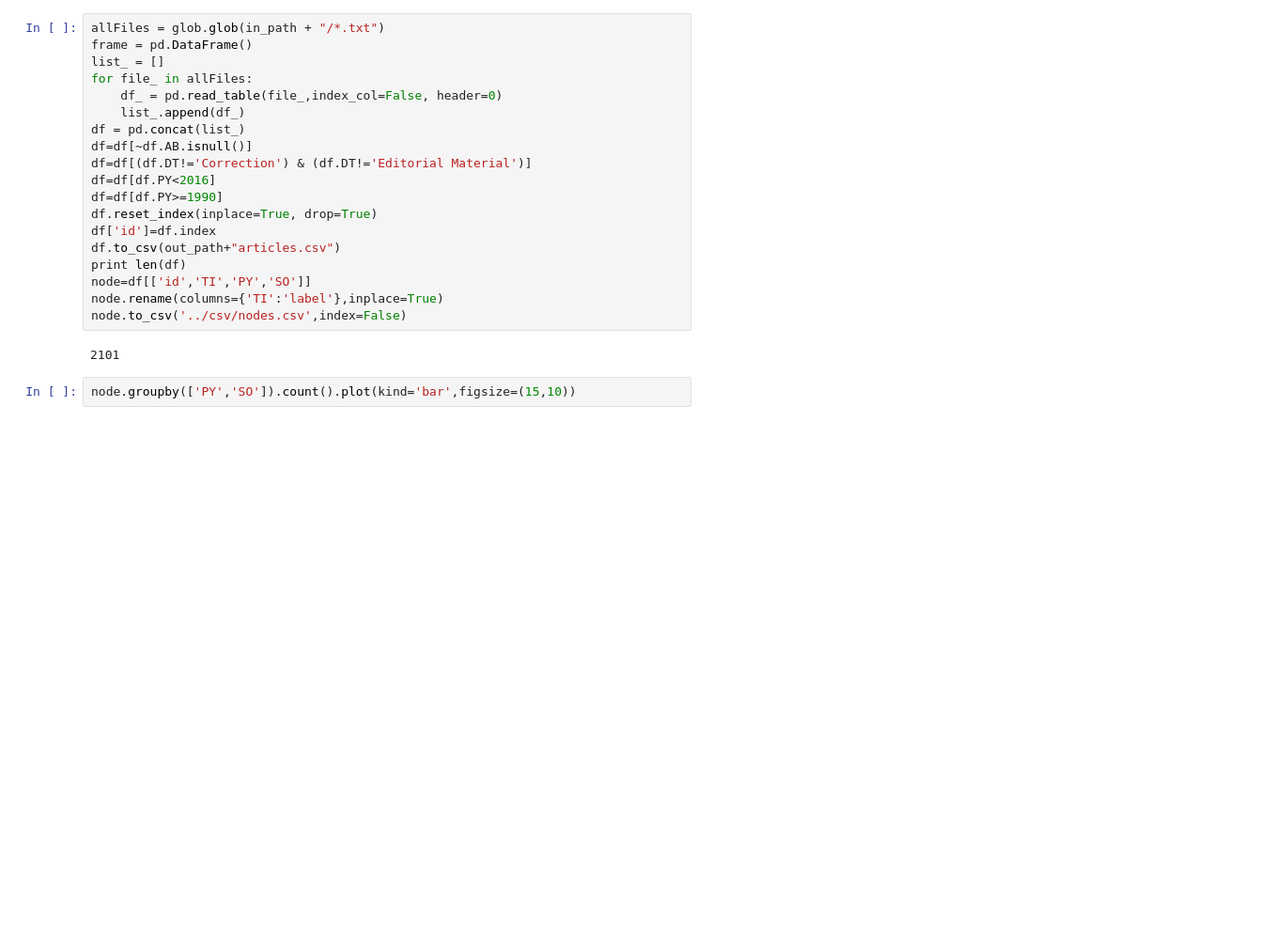
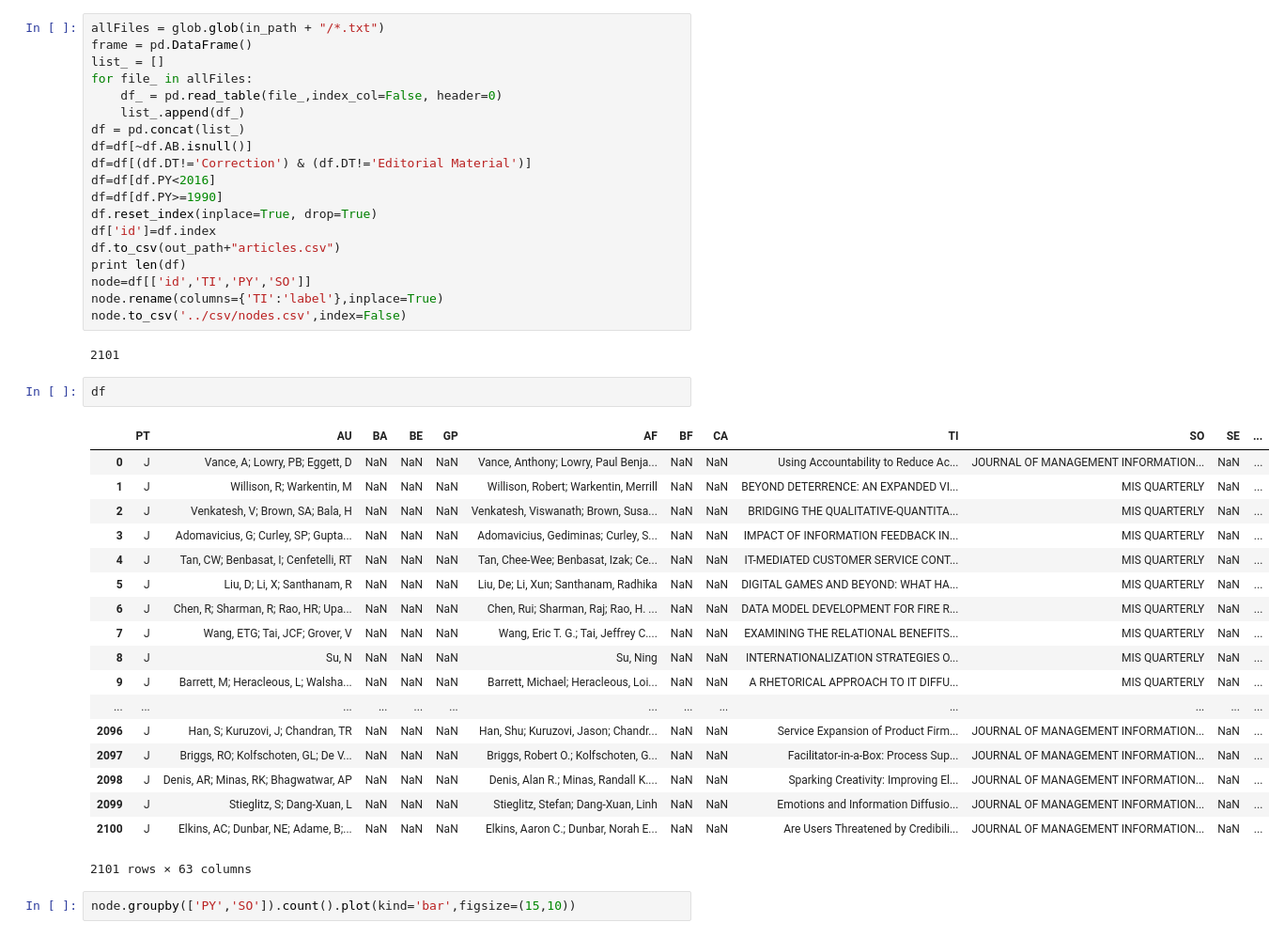
Before and after one commit to Moqri/KnowledgeMap, a Jupyter notebook: analysis/concat.ipynb, the cells around one changed output. Shown: that part at 94% size. Saved outputs shown, nothing was run; the diff lists cells and outputs as text; blank space fills up the shorter version.

```diff
--- a/analysis/concat.ipynb
+++ b/analysis/concat.ipynb
@@ -32,6 +32,27 @@ node.rename(columns={'TI':'label'},inplace=True)
 node.to_csv('../csv/nodes.csv',index=False)
 # %% [output]
 2101
+# %%
+df
+# %% [output]
+|  | ﻿PT | AU | BA | BE | GP | AF | BF | CA | TI | SO | SE | ... |
+| 0 | J | Vance, A; Lowry, PB; Eggett, D | NaN | NaN | NaN | Vance, Anthony; Lowry, Paul Benja... | NaN | NaN | Using Accountability to Reduce Ac... | JOURNAL OF MANAGEMENT INFORMATION... | NaN | ... |
+| 1 | J | Willison, R; Warkentin, M | NaN | NaN | NaN | Willison, Robert; Warkentin, Merrill | NaN | NaN | BEYOND DETERRENCE: AN EXPANDED VI... | MIS QUARTERLY | NaN | ... |
+| 2 | J | Venkatesh, V; Brown, SA; Bala, H | NaN | NaN | NaN | Venkatesh, Viswanath; Brown, Susa... | NaN | NaN | BRIDGING THE QUALITATIVE-QUANTITA... | MIS QUARTERLY | NaN | ... |
+| 3 | J | Adomavicius, G; Curley, SP; Gupta... | NaN | NaN | NaN | Adomavicius, Gediminas; Curley, S... | NaN | NaN | IMPACT OF INFORMATION FEEDBACK IN... | MIS QUARTERLY | NaN | ... |
+| 4 | J | Tan, CW; Benbasat, I; Cenfetelli, RT | NaN | NaN | NaN | Tan, Chee-Wee; Benbasat, Izak; Ce... | NaN | NaN | IT-MEDIATED CUSTOMER SERVICE CONT... | MIS QUARTERLY | NaN | ... |
+| 5 | J | Liu, D; Li, X; Santhanam, R | NaN | NaN | NaN | Liu, De; Li, Xun; Santhanam, Radhika | NaN | NaN | DIGITAL GAMES AND BEYOND: WHAT HA... | MIS QUARTERLY | NaN | ... |
+| 6 | J | Chen, R; Sharman, R; Rao, HR; Upa... | NaN | NaN | NaN | Chen, Rui; Sharman, Raj; Rao, H. ... | NaN | NaN | DATA MODEL DEVELOPMENT FOR FIRE R... | MIS QUARTERLY | NaN | ... |
+| 7 | J | Wang, ETG; Tai, JCF; Grover, V | NaN | NaN | NaN | Wang, Eric T. G.; Tai, Jeffrey C.... | NaN | NaN | EXAMINING THE RELATIONAL BENEFITS... | MIS QUARTERLY | NaN | ... |
+| 8 | J | Su, N | NaN | NaN | NaN | Su, Ning | NaN | NaN | INTERNATIONALIZATION STRATEGIES O... | MIS QUARTERLY | NaN | ... |
+| 9 | J | Barrett, M; Heracleous, L; Walsha... | NaN | NaN | NaN | Barrett, Michael; Heracleous, Loi... | NaN | NaN | A RHETORICAL APPROACH TO IT DIFFU... | MIS QUARTERLY | NaN | ... |
+| ... | ... | ... | ... | ... | ... | ... | ... | ... | ... | ... | ... | ... |
+| 2096 | J | Han, S; Kuruzovi, J; Chandran, TR | NaN | NaN | NaN | Han, Shu; Kuruzovi, Jason; Chandr... | NaN | NaN | Service Expansion of Product Firm... | JOURNAL OF MANAGEMENT INFORMATION... | NaN | ... |
+| 2097 | J | Briggs, RO; Kolfschoten, GL; De V... | NaN | NaN | NaN | Briggs, Robert O.; Kolfschoten, G... | NaN | NaN | Facilitator-in-a-Box: Process Sup... | JOURNAL OF MANAGEMENT INFORMATION... | NaN | ... |
+| 2098 | J | Denis, AR; Minas, RK; Bhagwatwar, AP | NaN | NaN | NaN | Denis, Alan R.; Minas, Randall K.... | NaN | NaN | Sparking Creativity: Improving El... | JOURNAL OF MANAGEMENT INFORMATION... | NaN | ... |
+| 2099 | J | Stieglitz, S; Dang-Xuan, L | NaN | NaN | NaN | Stieglitz, Stefan; Dang-Xuan, Linh | NaN | NaN | Emotions and Information Diffusio... | JOURNAL OF MANAGEMENT INFORMATION... | NaN | ... |
+| 2100 | J | Elkins, AC; Dunbar, NE; Adame, B;... | NaN | NaN | NaN | Elkins, Aaron C.; Dunbar, Norah E... | NaN | NaN | Are Users Threatened by Credibili... | JOURNAL OF MANAGEMENT INFORMATION... | NaN | ... |
+2101 rows × 63 columns
 # %%
 node.groupby(['PY','SO']).count().plot(kind='bar',figsize=(15,10))
 # %% [output]
```
Also changed, not shown: 2 other files.
